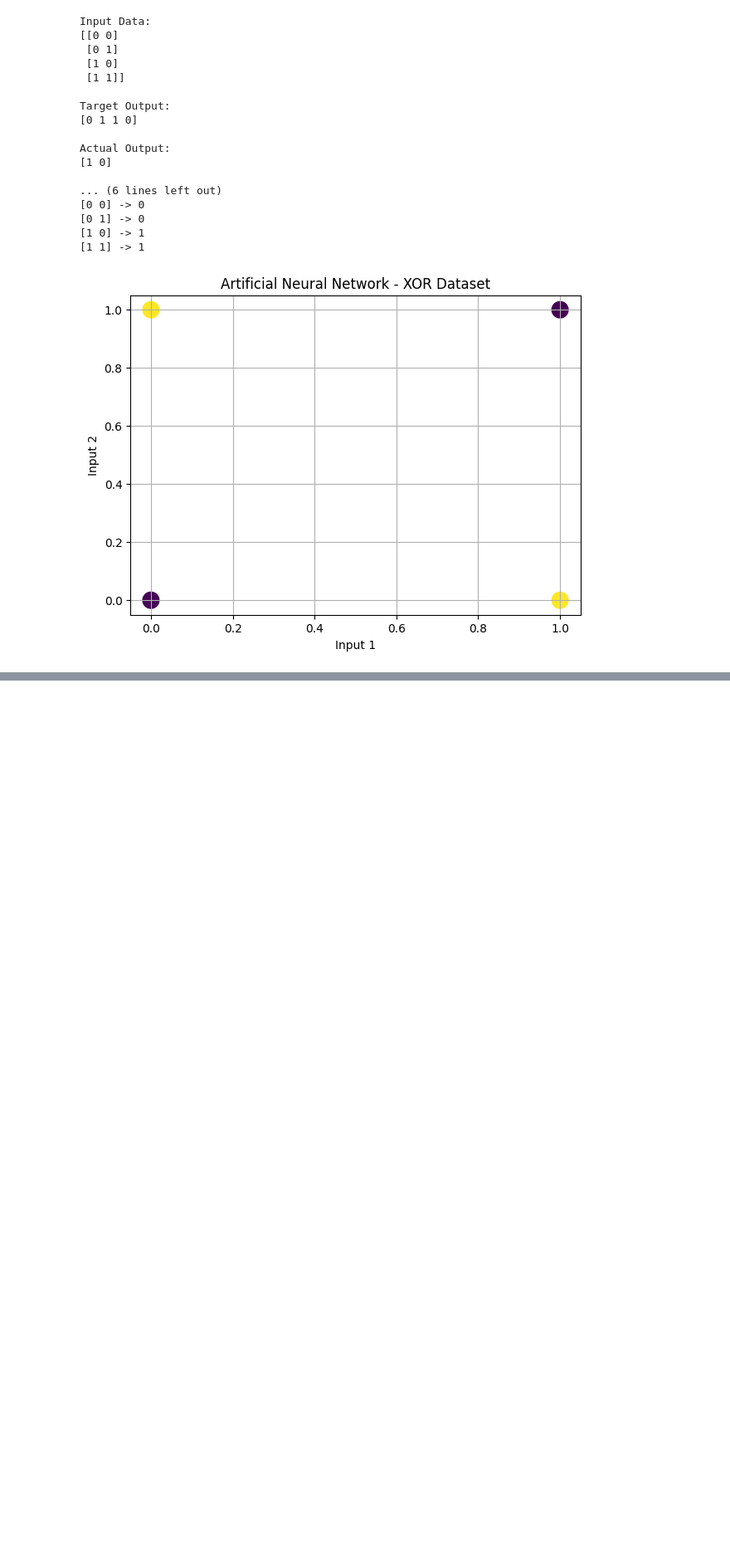
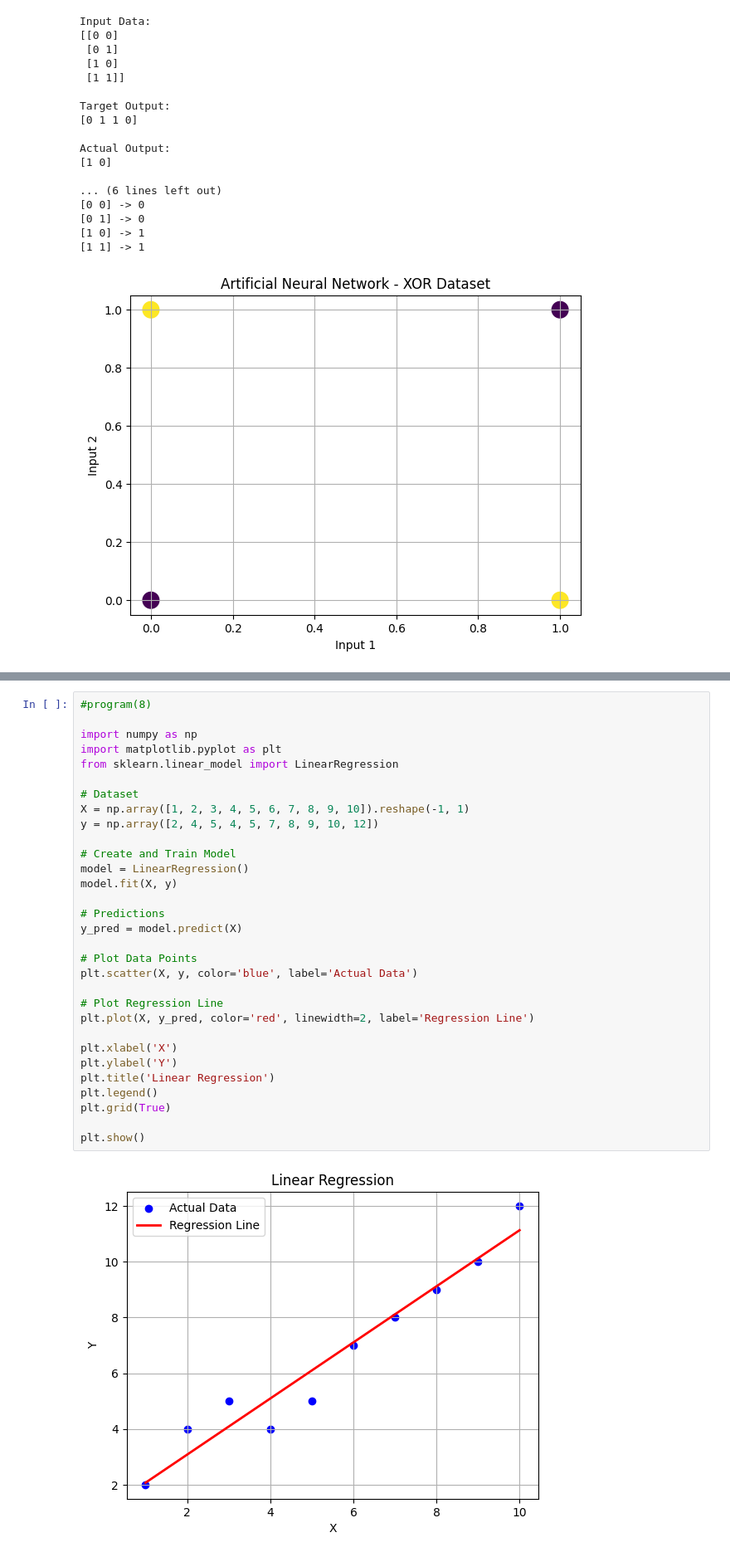
Before and after one commit to balajimohan573-collab/Machine_learning, a Jupyter notebook: ml_Q1.ipynb, the cells around one changed output, grey strips where cells are left out. Shown at 83% size. Drawn from its saved outputs; the diff is of its cells as text; blank space fills up the shorter version.

```diff
--- a/ml_Q1.ipynb
+++ b/ml_Q1.ipynb
@@ -416,0 +596,33 @@ Actual Output:
+# %%
+#program(8)
+
+import numpy as np
+import matplotlib.pyplot as plt
+from sklearn.linear_model import LinearRegression
+
+# Dataset
+X = np.array([1, 2, 3, 4, 5, 6, 7, 8, 9, 10]).reshape(-1, 1)
+y = np.array([2, 4, 5, 4, 5, 7, 8, 9, 10, 12])
+
+# Create and Train Model
+model = LinearRegression()
+model.fit(X, y)
+
+# Predictions
+y_pred = model.predict(X)
+
+# Plot Data Points
+plt.scatter(X, y, color='blue', label='Actual Data')
+
+# Plot Regression Line
+plt.plot(X, y_pred, color='red', linewidth=2, label='Regression Line')
+
+plt.xlabel('X')
+plt.ylabel('Y')
+plt.title('Linear Regression')
+plt.legend()
+plt.grid(True)
+
+plt.show()
+# %% [output]
+[figure, added]
```
Also changed, not shown: parts of 15 cells of this notebook.
